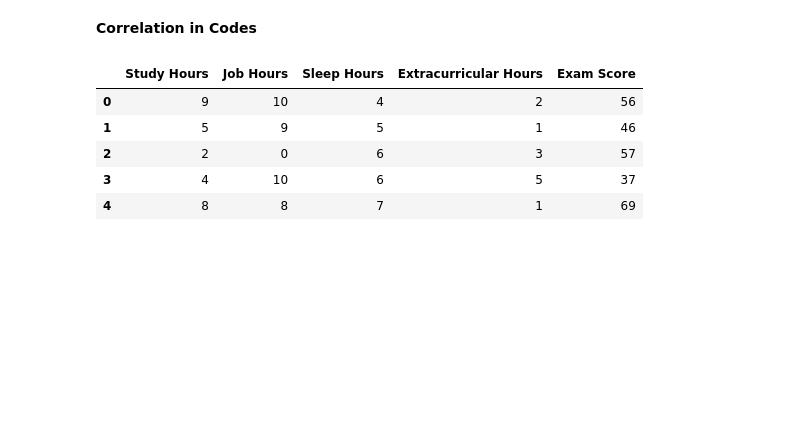
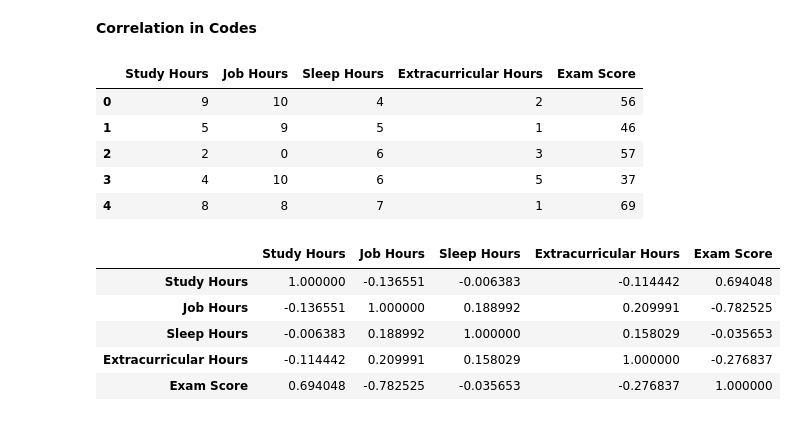
Before and after one commit to hassanmajaro/ai_engineering, a Jupyter notebook: module_2/week10/correlation.ipynb, the cells around one changed output. Cells and saved outputs as stored; diff of their text form; code cells hidden in the pictures; blank space fills up the shorter version.

```diff
--- a/module_2/week10/correlation.ipynb
+++ b/module_2/week10/correlation.ipynb
@@ -146,3 +146,15 @@ data.head()
 | 2 | 2 | 0 | 6 | 3 | 57 |
 | 3 | 4 | 10 | 6 | 5 | 37 |
 | 4 | 8 | 8 | 7 | 1 | 69 |
+# %%
+# lets compute the correlation coefficients for each data feature
+
+corr_efficients = data.corr()
+corr_efficients
+# %% [output]
+|  | Study Hours | Job Hours | Sleep Hours | Extracurricular Hours | Exam Score |
+| Study Hours | 1.000000 | -0.136551 | -0.006383 | -0.114442 | 0.694048 |
+| Job Hours | -0.136551 | 1.000000 | 0.188992 | 0.209991 | -0.782525 |
+| Sleep Hours | -0.006383 | 0.188992 | 1.000000 | 0.158029 | -0.035653 |
+| Extracurricular Hours | -0.114442 | 0.209991 | 0.158029 | 1.000000 | -0.276837 |
+| Exam Score | 0.694048 | -0.782525 | -0.035653 | -0.276837 | 1.000000 |
```
Also changed, not shown: parts of 41 cells of this notebook, 1 other file.
